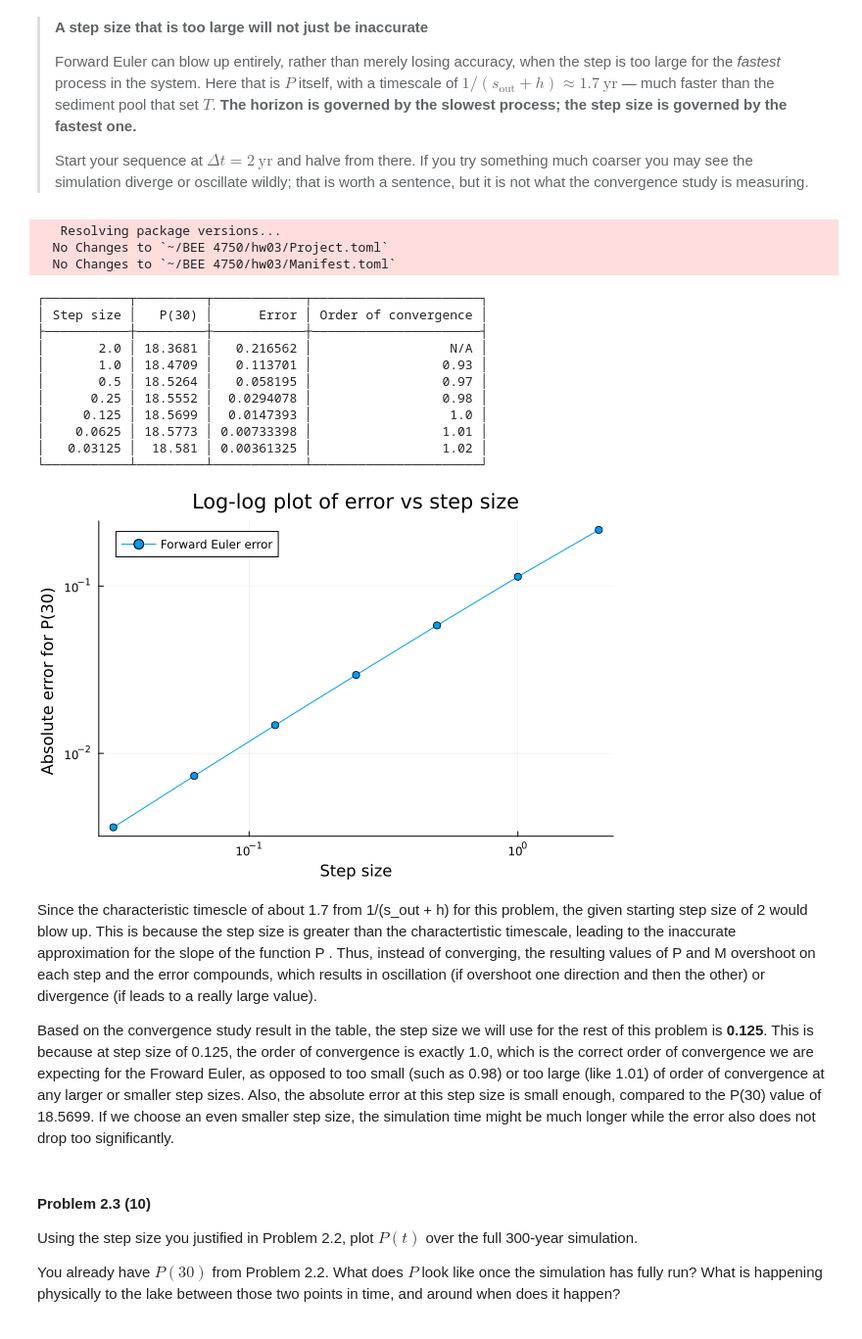
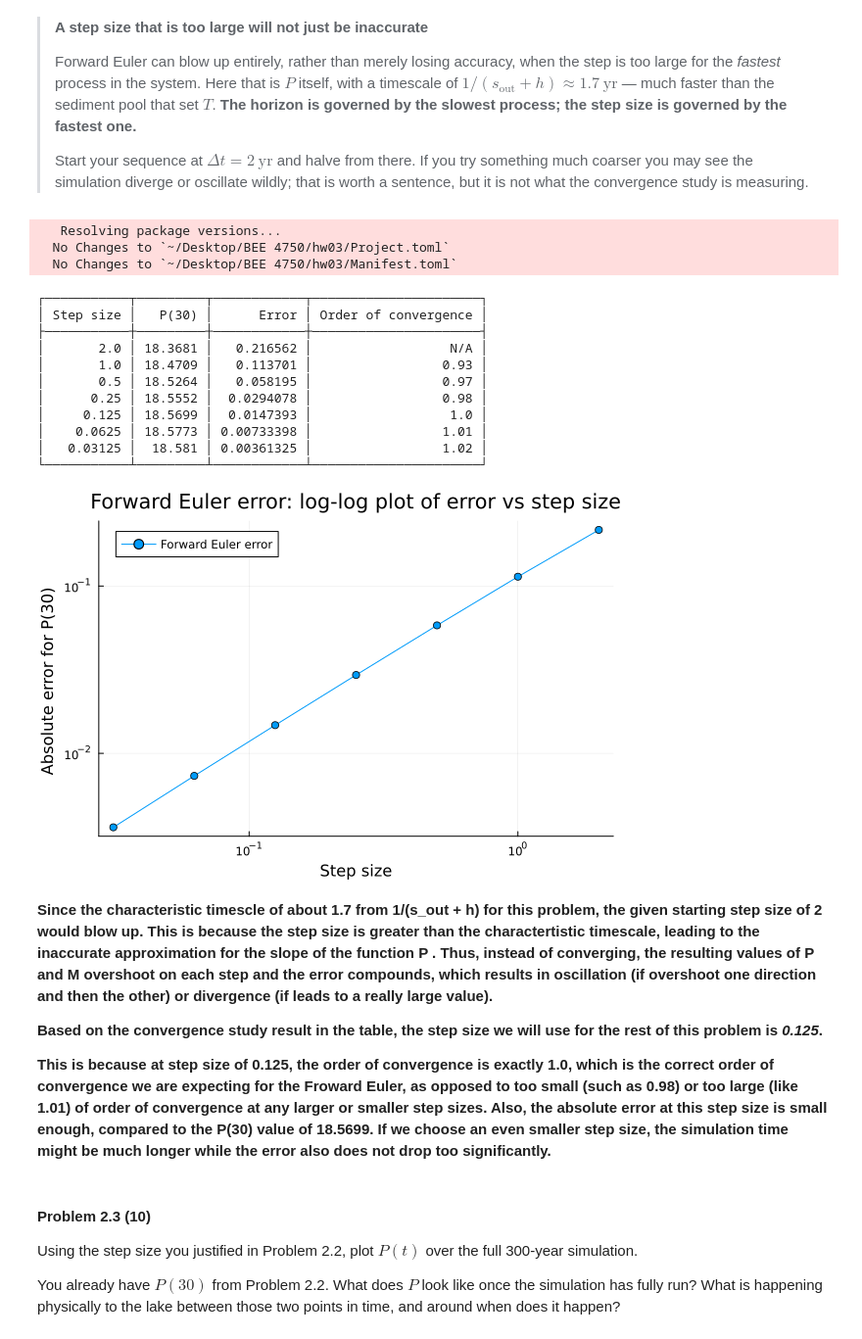
Before and after one commit to gchen8888/hw03, a Jupyter notebook: hw03.ipynb, the cells around one changed output. Shown at 98% size. Cells and saved outputs as stored; diff of their text form; code cells hidden in the pictures.

```diff
--- a/hw03.ipynb
+++ b/hw03.ipynb
@@ -259,7 +250,7 @@ function simulate_lake(loading, horizon, step)
 
 end
 
-
+# Given
 step_reference = 0.001          # 300,000 steps at T = 300; a few seconds
 P_reference = simulate_lake(10.0, 300.0, step_reference)
 P30_reference = P_reference[Int(30 / step_reference)]     # the entry at t = 30 yr
@@ -283,7 +274,7 @@ for i in 1:length(delta_t_s)
     errors[i] = abs(P30[i] - P30_reference)
 
     # Compute empirical order of convergence
-    if i > 1 && errors[i-1] < 1e3 && errors[i] < 1e3
+    if i >1
         p = log2(errors[i-1] / errors[i])
         orders[i] = string(round(p, digits=2))
     end
@@ -297,42 +288,44 @@ import Pkg; Pkg.add("PrettyTables")
 using PrettyTables
 
 
 pretty_table(
     (Dt = dt, P30 = P30, AbsError = errors, Order = orders);
-    column_labels = ["Step size", "P(30)", "Error", "Order of convergence"] # your step sizes, the resulting , the error relative to your reference, and the empirical order of convergence
+    column_labels = ["Step size", "P(30)", "Error", "Order of convergence"] # step sizes, the resulting , the error relative to your reference, and the empirical order of convergence
 )
 
 
 # Plot log log
 
 plot(dt, errors,
     xaxis = :log10, yaxis = :log10,
     marker = :circle,
     label = "Forward Euler error",
     xlabel = "Step size",
     ylabel = "Absolute error for P(30) ",
-    title = "Log-log plot of error vs step size"
+    title = "Forward Euler error: log-log plot of error vs step size"
 )
 # %% [output]
    Resolving package versions...
-  No Changes to `~/BEE 4750/hw03/Project.toml`
-  No Changes to `~/BEE 4750/hw03/Manifest.toml`
+  No Changes to `~/Desktop/BEE 4750/hw03/Project.toml`
+  No Changes to `~/Desktop/BEE 4750/hw03/Manifest.toml`
 ┌───────────┬─────────┬────────────┬──────────────────────┐
 │ Step size │   P(30) │      Error │ Order of convergence │
 ├───────────┼─────────┼────────────┼──────────────────────┤
 │       2.0 │ 18.3681 │   0.216562 │                  N/A │
 │       1.0 │ 18.4709 │   0.113701 │                 0.93 │
 │       0.5 │ 18.5264 │   0.058195 │                 0.97 │
 │      0.25 │ 18.5552 │  0.0294078 │                 0.98 │
 │     0.125 │ 18.5699 │  0.0147393 │                  1.0 │
 │    0.0625 │ 18.5773 │ 0.00733398 │                 1.01 │
 │   0.03125 │  18.581 │ 0.00361325 │                 1.02 │
 └───────────┴─────────┴────────────┴──────────────────────┘
-[figure, old version]
+[figure, new version]
 # %% [markdown]
-Since the characteristic timescle of about 1.7 from 1/(s_out + h) for this problem, the given starting step size of 2 would blow up. This is because the step size is greater than the charactertistic timescale, leading to the inaccurate approximation for the slope of the function P . Thus, instead of converging, the resulting values of P and M overshoot on each step and the error compounds, which results in  oscillation (if overshoot one direction and then the other) or divergence (if leads to a really large value).
+**Since the characteristic timescle of about 1.7 from 1/(s_out + h) for this problem, the given starting step size of 2 would blow up. This is because the step size is greater than the charactertistic timescale, leading to the inaccurate approximation for the slope of the function P . Thus, instead of converging, the resulting values of P and M overshoot on each step and the error compounds, which results in  oscillation (if overshoot one direction and then the other) or divergence (if leads to a really large value).**
 
-Based on the convergence study result in the table, the step size we will use for the rest of this problem is **0.125**. This is because at step size of 0.125, the order of convergence is exactly 1.0, which is the correct order of convergence we are expecting for the Froward Euler, as opposed to too small (such as 0.98) or too large (like 1.01) of order of convergence at any larger or smaller step sizes. Also, the absolute error at this step size is small enough, compared to the P(30) value of 18.5699. If we choose an even smaller step size, the simulation time might be much longer while the error also does not drop too significantly.
+**Based on the convergence study result in the table, the step size we will use for the rest of this problem is <i>0.125</i>.**
+
+**This is because at step size of 0.125, the order of convergence is exactly 1.0, which is the correct order of convergence we are expecting for the Froward Euler, as opposed to too small (such as 0.98) or too large (like 1.01) of order of convergence at any larger or smaller step sizes. Also, the absolute error at this step size is small enough, compared to the P(30) value of 18.5699. If we choose an even smaller step size, the simulation time might be much longer while the error also does not drop too significantly.**
 # %% [markdown]
 #### Problem 2.3 (10)
 Using the step size you justified in Problem 2.2, plot $P(t)$ over the
```
Also changed, not shown: parts of 1 cell of this notebook.
